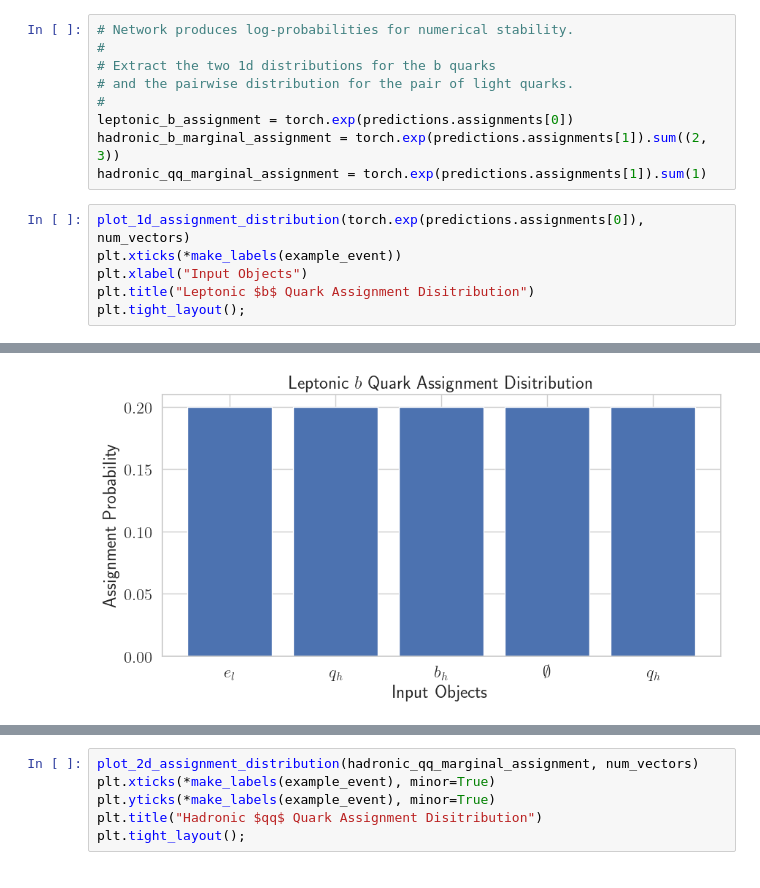
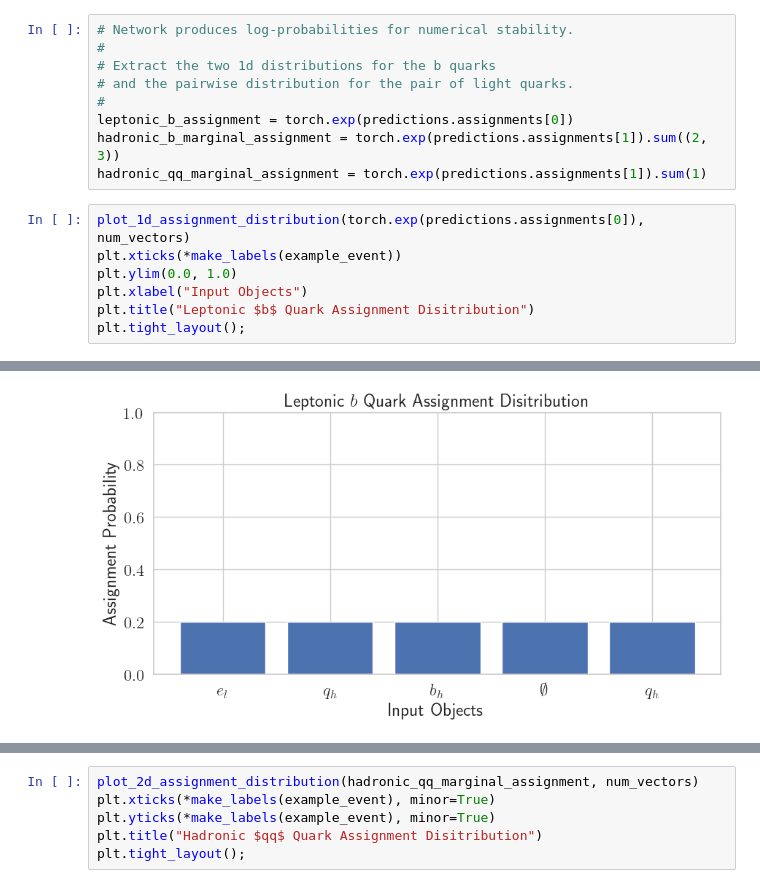
Before and after one commit to Alexanders101/SPANet, a Jupyter notebook: demo/Demo.ipynb, the cells around one changed output, grey strips where cells are left out. Cells and saved outputs as stored; diff of their text form.

```diff
--- a/demo/Demo.ipynb
+++ b/demo/Demo.ipynb
@@ -226,12 +226,13 @@ hadronic_qq_marginal_assignment = torch.exp(predictions.assignments[1]).sum(1)
 # %%
 plot_1d_assignment_distribution(torch.exp(predictions.assignments[0]), num_vectors)
 plt.xticks(*make_labels(example_event))
+plt.ylim(0.0, 1.0)
 plt.xlabel("Input Objects")
 plt.title("Leptonic $b$ Quark Assignment Disitribution")
 plt.tight_layout();
 # %% [output]
 [interactive output not drawn]
-[figure, old version]
+[figure, new version]
 # %%
 plot_1d_assignment_distribution(hadronic_b_marginal_assignment, num_vectors)
 plt.xticks(*make_labels(example_event))
```
Also changed, not shown: parts of 11 cells of this notebook.
